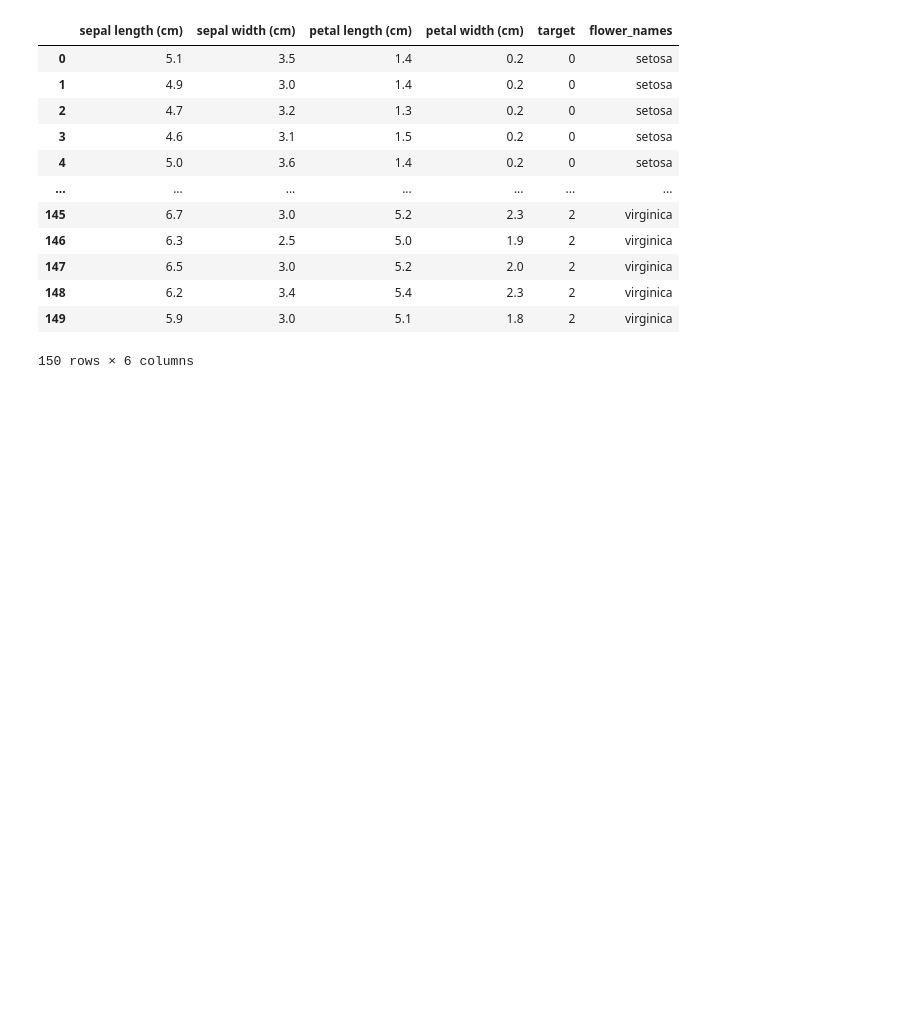
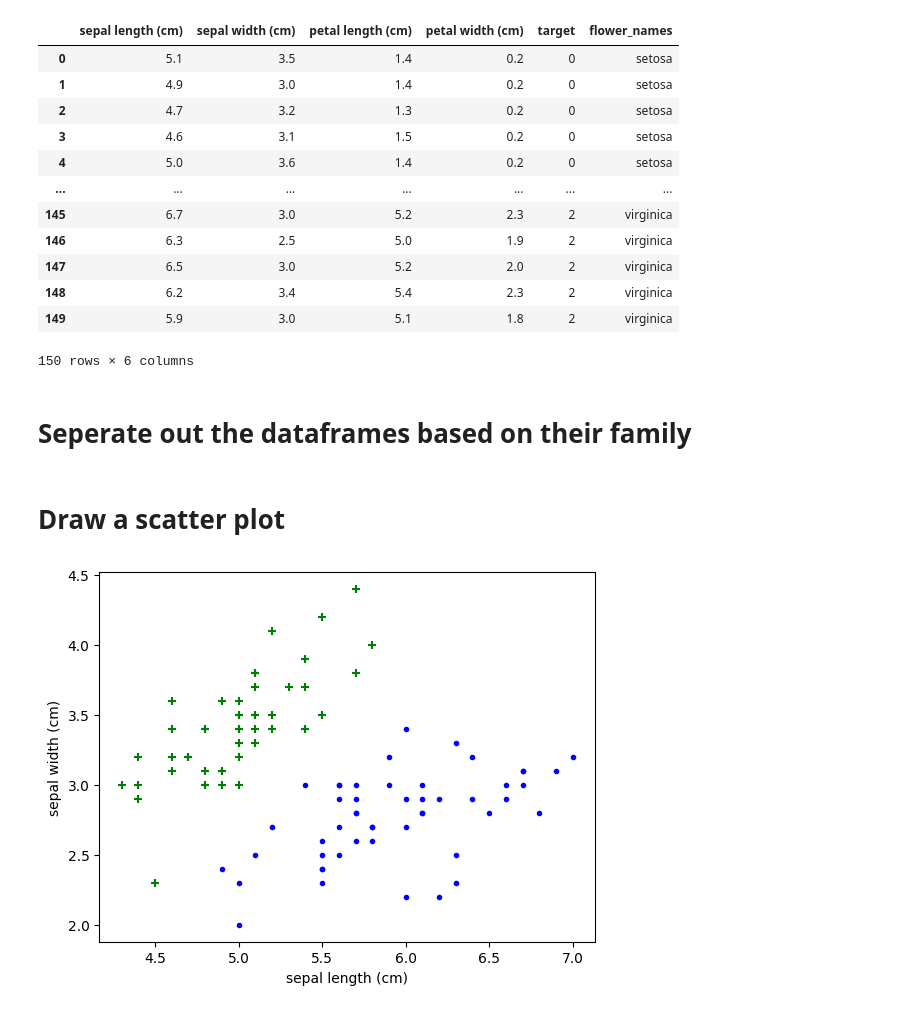
Before and after one commit to sbborusu/530pm_Agentic_Ai_Batch_7thApril, a Jupyter notebook: CB_SupportVectorClassification.ipynb, the cells around one changed output. Drawn from its saved outputs; the diff is of its cells as text; code cells hidden in the pictures; blank space fills up the shorter version.

```diff
--- a/CB_SupportVectorClassification.ipynb
+++ b/CB_SupportVectorClassification.ipynb
@@ -122,3 +126,20 @@ df
 | 148 | 6.2 | 3.4 | 5.4 | 2.3 | 2 | virginica |
 | 149 | 5.9 | 3.0 | 5.1 | 1.8 | 2 | virginica |
 150 rows × 6 columns
+# %% [markdown]
+# Seperate out the dataframes based on their family
+# %%
+df0 = df[df.target == 0]
+df1 = df[df.target == 1]
+df2 = df[df.target == 2]
+# %% [markdown]
+# Draw a scatter plot
+# %%
+plt.scatter(df0['sepal length (cm)'], df0['sepal width (cm)'], color = 'green', marker = '+')
+plt.scatter(df1['sepal length (cm)'], df1['sepal width (cm)'], color = 'blue', marker = '.')
+#plt.scatter(df2['sepal length (cm)'], df2['sepal width (cm)'], color = 'green', marker = '+')
+plt.xlabel('sepal length (cm)')
+plt.ylabel('sepal width (cm)')
+plt.show()
+# %% [output]
+[figure, added]
```
Also changed, not shown: parts of 6 cells of this notebook.
